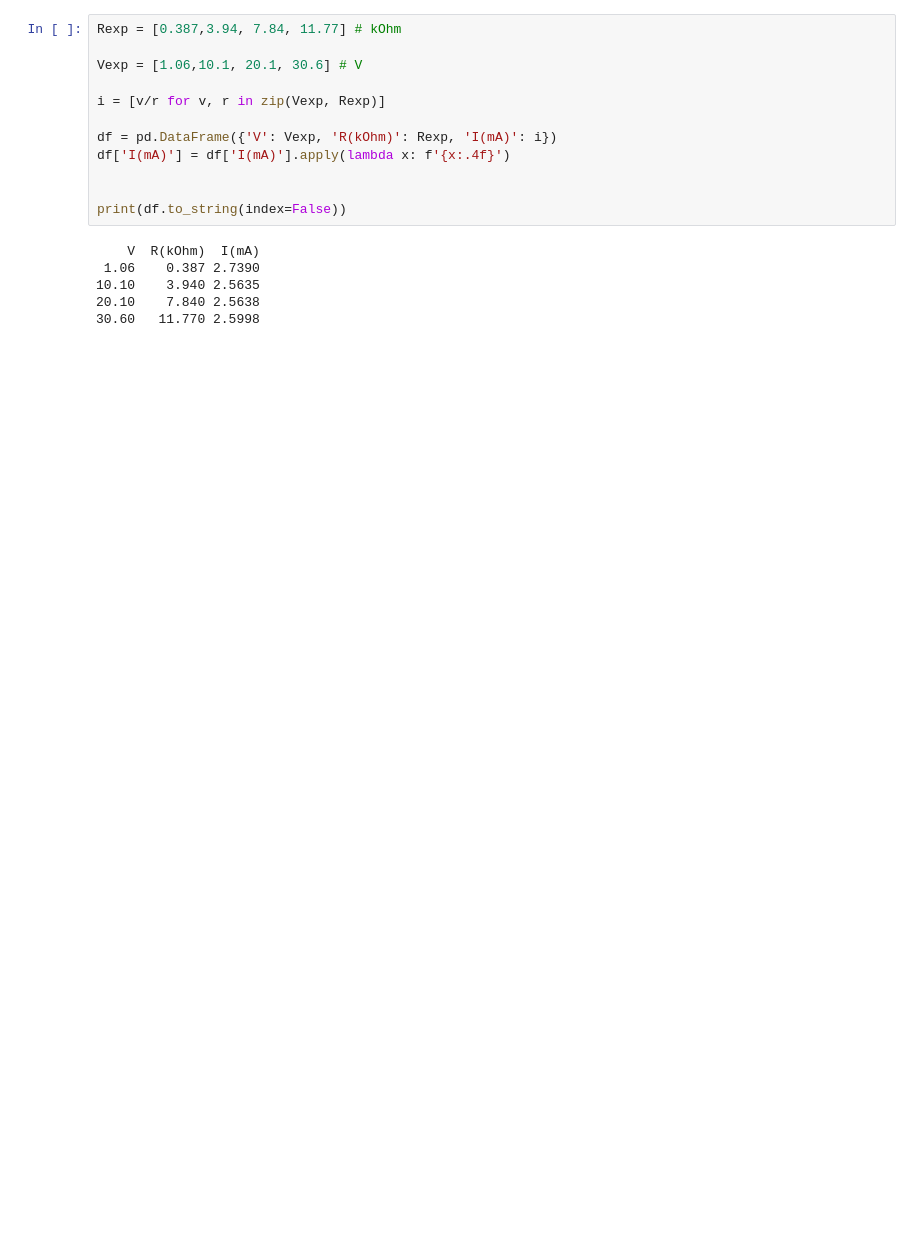
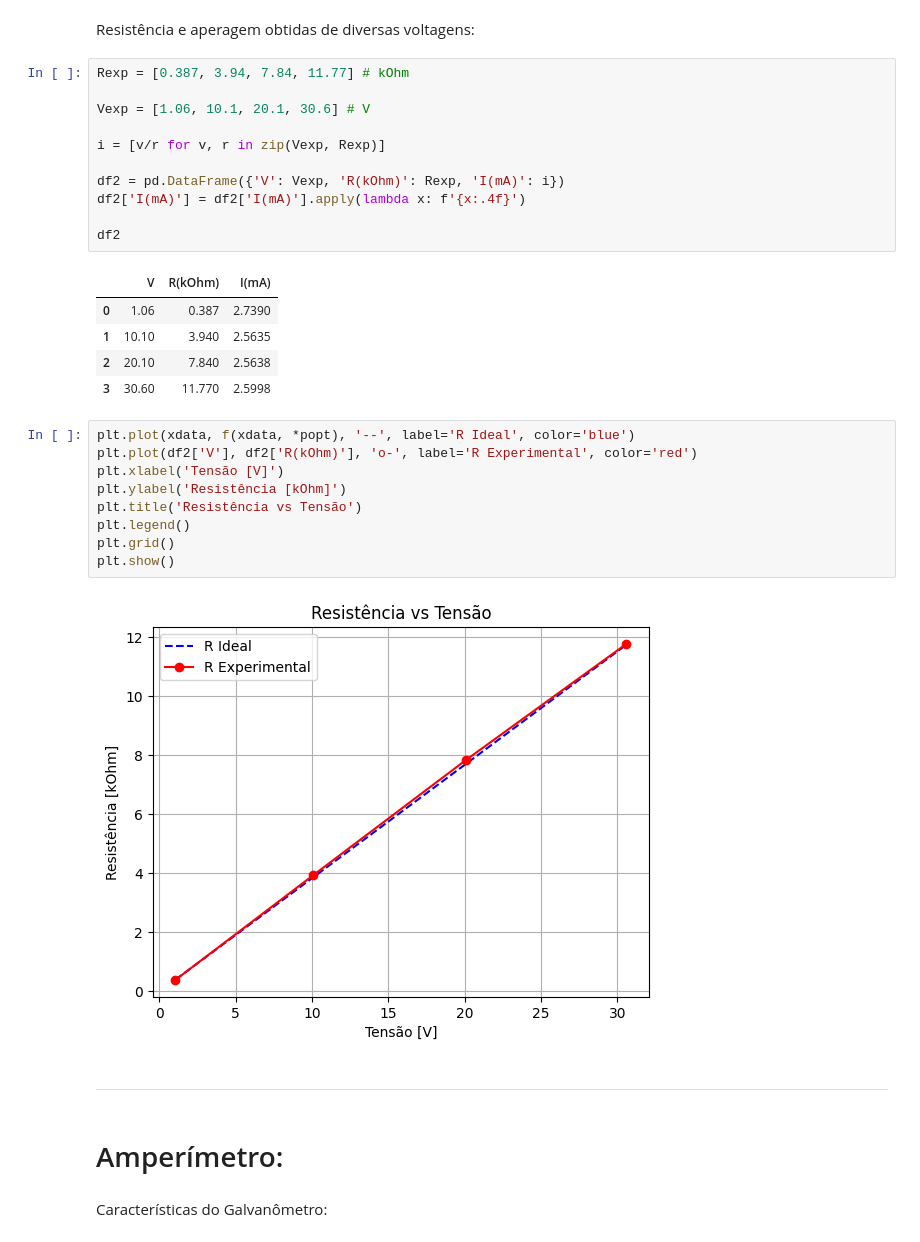
Before and after one commit to ViniciusCMB/Fisexp3, a Jupyter notebook: exp3.ipynb, the cells around one changed output. Cells and saved outputs as stored; diff of their text form; blank space fills up the shorter version.

```diff
--- a/exp3.ipynb
+++ b/exp3.ipynb
@@ -32,18 +67,36 @@ print(df.to_string(index=False))
+# %% [markdown]
+Resistência e aperagem obtidas de diversas voltagens:
 # %%
-Rexp = [0.387,3.94, 7.84, 11.77] # kOhm
+Rexp = [0.387, 3.94, 7.84, 11.77] # kOhm
 
-Vexp = [1.06,10.1, 20.1, 30.6] # V
+Vexp = [1.06, 10.1, 20.1, 30.6] # V
 
 i = [v/r for v, r in zip(Vexp, Rexp)]
 
-df = pd.DataFrame({'V': Vexp, 'R(kOhm)': Rexp, 'I(mA)': i})
-df['I(mA)'] = df['I(mA)'].apply(lambda x: f'{x:.4f}')
+df2 = pd.DataFrame({'V': Vexp, 'R(kOhm)': Rexp, 'I(mA)': i})
+df2['I(mA)'] = df2['I(mA)'].apply(lambda x: f'{x:.4f}')
 
-
-print(df.to_string(index=False))
+df2
 # %% [output]
-    V  R(kOhm)  I(mA)
- 1.06    0.387 2.7390
-10.10    3.940 2.5635
-20.10    7.840 2.5638
-30.60   11.770 2.5998
+|  | V | R(kOhm) | I(mA) |
+| 0 | 1.06 | 0.387 | 2.7390 |
+| 1 | 10.10 | 3.940 | 2.5635 |
+| 2 | 20.10 | 7.840 | 2.5638 |
+| 3 | 30.60 | 11.770 | 2.5998 |
+# %%
+plt.plot(xdata, f(xdata, *popt), '--', label='R Ideal', color='blue')
+plt.plot(df2['V'], df2['R(kOhm)'], 'o-', label='R Experimental', color='red')
+plt.xlabel('Tensão [V]')
+plt.ylabel('Resistência [kOhm]')
+plt.title('Resistência vs Tensão')
+plt.legend()
+plt.grid()
+plt.show()
+# %% [output]
+[figure, added]
+# %% [markdown]
+---
+# %% [markdown]
+# Amperímetro:
+# %% [markdown]
+Características do Galvanômetro:
```
Also changed, not shown: parts of 17 cells of this notebook, 3 other files.
